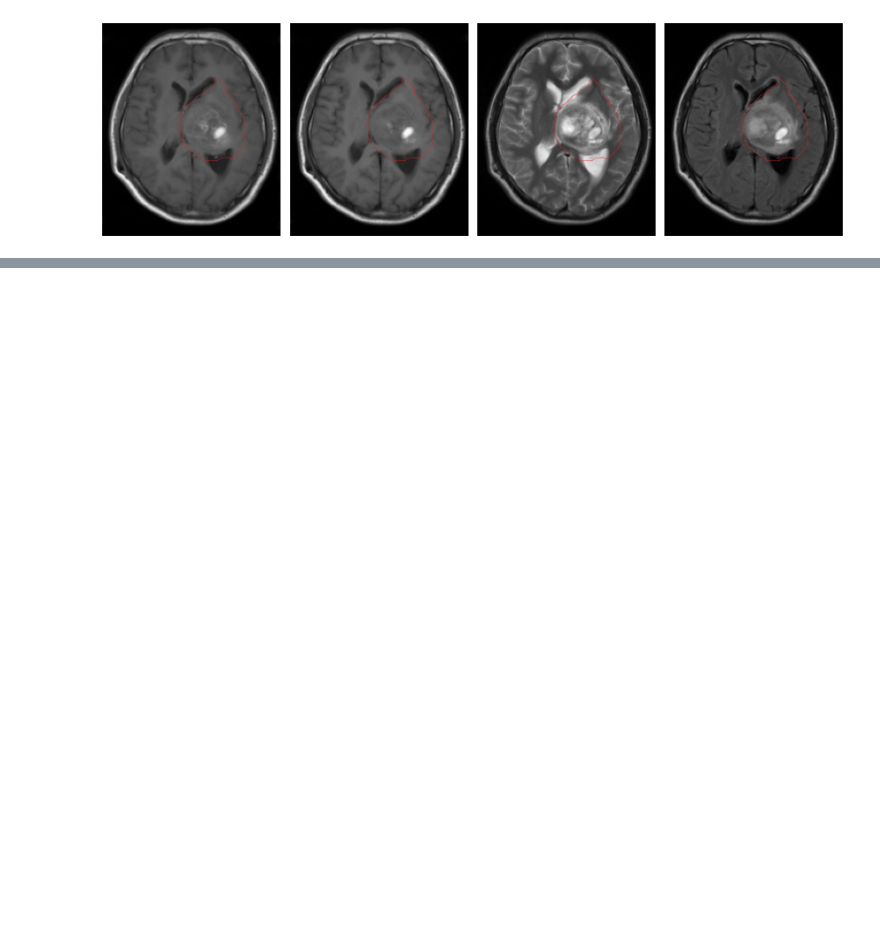
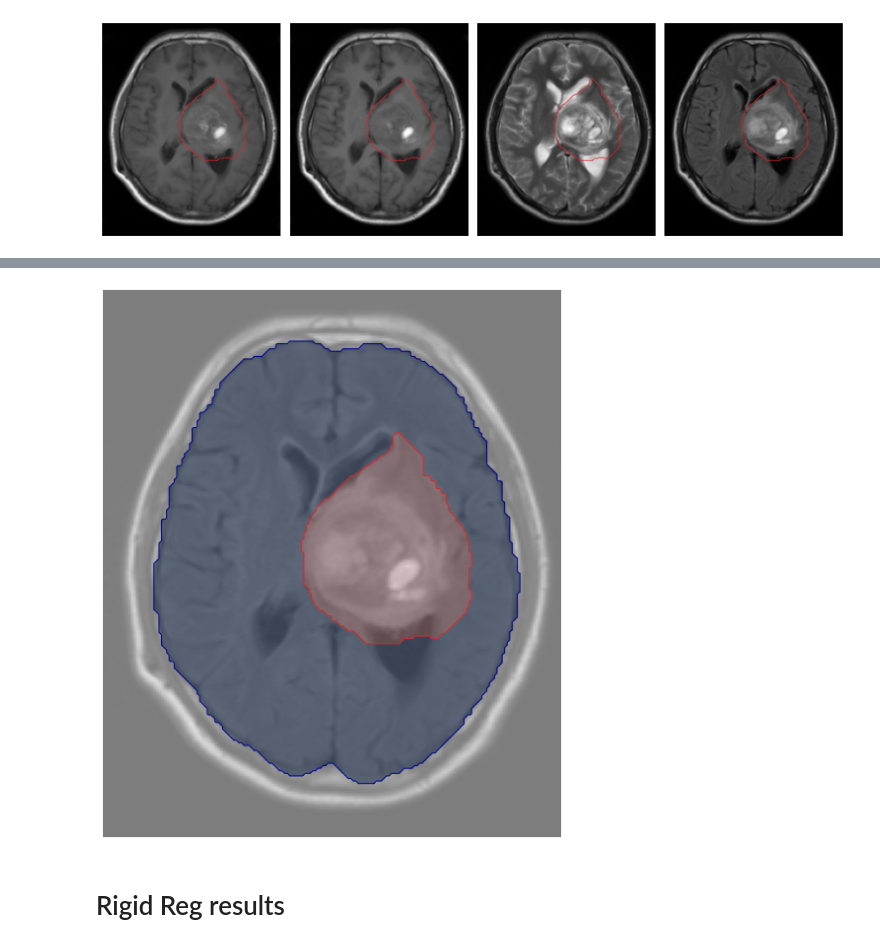
Before and after one commit to MedImAIR/brain-mri-processing-pipeline, a Jupyter notebook: figures_ipynb/brains-imshow.ipynb, the cells around one changed output, grey strips where cells are left out. Cells and saved outputs as stored; diff of their text form; code cells hidden in the pictures; blank space fills up the shorter version.

```diff
--- a/figures_ipynb/brains-imshow.ipynb
+++ b/figures_ipynb/brains-imshow.ipynb
@@ -131,0 +322,21 @@ from tqdm import tqdm
+# %%
+plt.figure(figsize=(8,8))
+plt.imshow(x, cmap='gray')
+
+ax = plt.gca()
+ax.set_axis_off()
+
+cy = measure.find_contours(y)[0]
+plt.plot(cy[:, 1], cy[:, 0], c='tab:red', alpha=1, lw=1)
+plt.imshow(y, cmap=plt.cm.Reds, alpha=0.3)
+
+cz = measure.find_contours(z-y)[0]
+plt.plot(cz[:, 1], cz[:, 0], c='darkblue', alpha=1, lw=1)
+plt.imshow(z-y, cmap=plt.cm.Blues, alpha=0.3);
+
+plt.tight_layout()
+plt.savefig('../figures/bgpd_brain_tumor_with_contours.png', dpi=300)
+# %% [output]
+[figure, added]
+# %% [markdown]
+# Rigid Reg results
```
Also changed, not shown: parts of 62 cells of this notebook, 7 other files.
